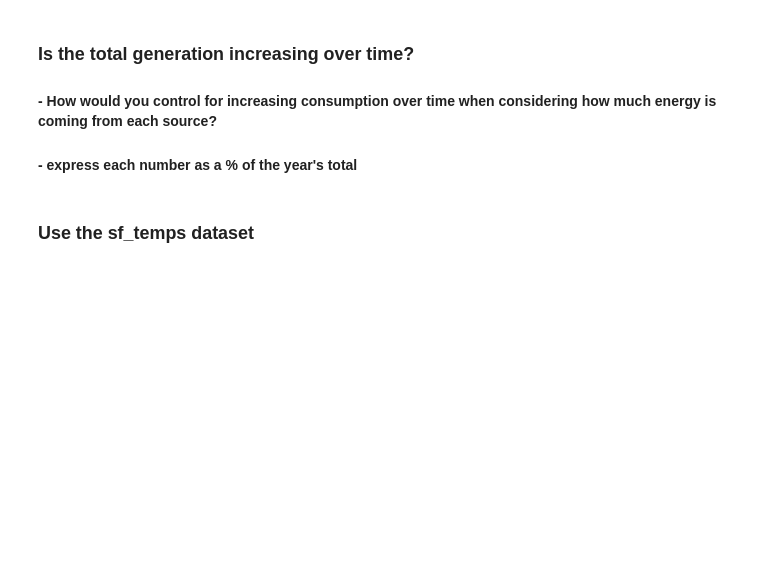
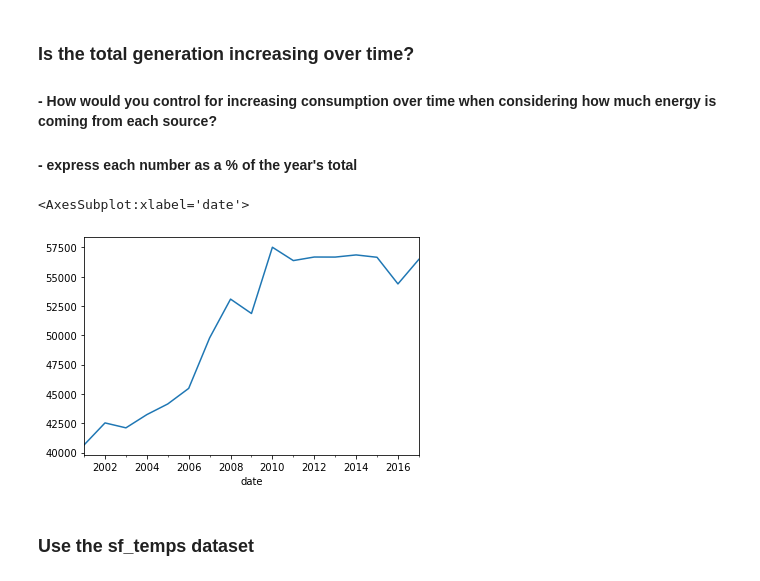
Before and after one commit to mdalton87/time-series-exercises, a Jupyter notebook: ts_vega.ipynb, the cells around one changed output. Saved outputs shown, nothing was run; the diff lists cells and outputs as text; code cells hidden in the pictures; blank space fills up the shorter version.

```diff
--- a/ts_vega.ipynb
+++ b/ts_vega.ipynb
@@ -427,5 +427,10 @@ plt.legend()
 
 #### -  How would you control for increasing consumption over time when considering how much energy is coming from each source?
 #### - express each number as a % of the year's total
+# %%
+df.total_energy.plot()
+# %% [output]
+<AxesSubplot:xlabel='date'>
+[figure, added]
 # %% [markdown]
 ### Use the sf_temps dataset
```
Also changed, not shown: parts of 11 cells of this notebook, 1 other file.
